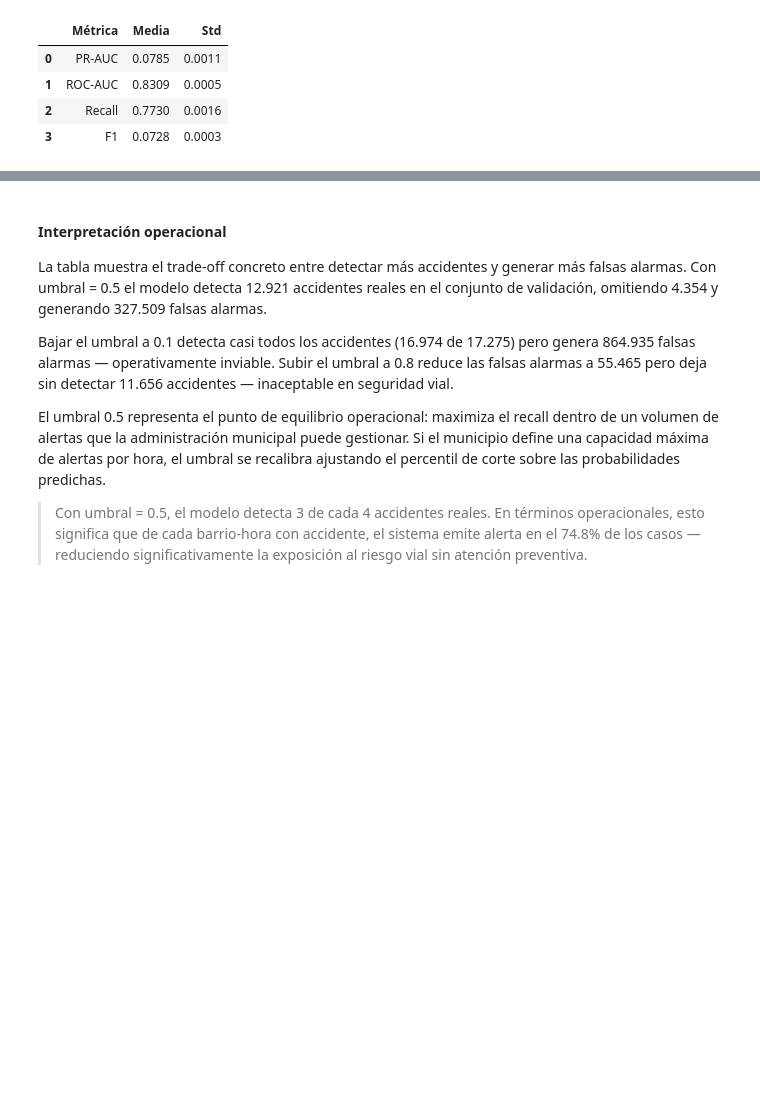
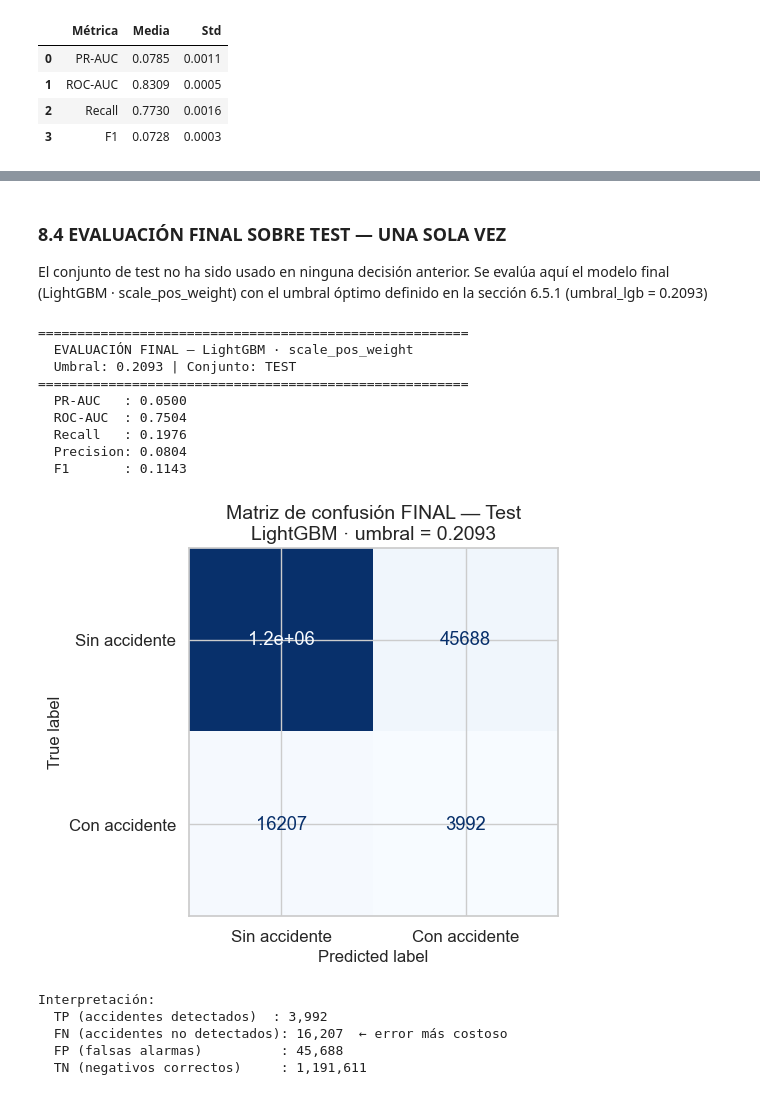
Before and after one commit to SaraMR9/AprendizajeAutomatico, a Jupyter notebook: Notebook.ipynb, the cells around one changed output, grey strips where cells are left out. Drawn from its saved outputs; the diff is of its cells as text; code cells hidden in the pictures; blank space fills up the shorter version.

Commit message:
Terminado el notebook por mi parte, ya llegue hasta el caso de uso, tu puedes hacerle los cambios que consideres

```diff
--- a/Notebook.ipynb
+++ b/Notebook.ipynb
@@ -3842,10 +4009,61 @@ Tabla de decisión operativa — LightGBM · scale_pos_weight
-# %% [markdown]
-#### Interpretación operacional
-
-La tabla muestra el trade-off concreto entre detectar más accidentes y generar más falsas alarmas. Con umbral = 0.5 el modelo detecta 12.921 accidentes reales en el conjunto de validación, omitiendo 4.354 y generando 327.509 falsas alarmas.
-
-Bajar el umbral a 0.1 detecta casi todos los accidentes (16.974 de 17.275) pero genera 864.935 falsas alarmas — operativamente inviable. Subir el umbral a 0.8 reduce las falsas alarmas a 55.465 pero deja sin detectar 11.656 accidentes — inaceptable en seguridad vial.
-
-El umbral 0.5 representa el punto de equilibrio operacional: maximiza el recall dentro de un volumen de alertas que la administración municipal puede gestionar. Si el municipio define una capacidad máxima de alertas por hora, el umbral se recalibra ajustando el percentil de corte sobre las probabilidades predichas.
-
-> Con umbral = 0.5, el modelo detecta 3 de cada 4 accidentes reales. En términos operacionales, esto significa que de cada barrio-hora con accidente, el sistema emite alerta en el 74.8% de los casos — reduciendo significativamente la exposición al riesgo vial sin atención preventiva.
+# %% [markdown]
+### 8.4 EVALUACIÓN FINAL SOBRE TEST — UNA SOLA VEZ
+
+El conjunto de test no ha sido usado en ninguna decisión anterior. Se evalúa aquí el modelo final (LightGBM · scale_pos_weight) con el umbral óptimo definido en la sección 6.5.1 (umbral_lgb = 0.2093)
+# %%
+from sklearn.metrics import (average_precision_score, recall_score,
+                             precision_score, f1_score, roc_auc_score,
+                             confusion_matrix, ConfusionMatrixDisplay)
+import matplotlib.pyplot as plt
+
+# Probabilidades sobre test con el modelo final
+y_prob_test = lgb_cw.predict_proba(X_test)[:, 1]
+y_pred_test = (y_prob_test >= umbral_lgb).astype(int)
+
+# Métricas finales
+pr_auc_test = average_precision_score(y_test, y_prob_test)
+roc_test    = roc_auc_score(y_test, y_prob_test)
+rec_test    = recall_score(y_test, y_pred_test)
+prec_test   = precision_score(y_test, y_pred_test, zero_division=0)
+f1_test     = f1_score(y_test, y_pred_test, zero_division=0)
+
+print('=' * 55)
+print('  EVALUACIÓN FINAL — LightGBM · scale_pos_weight')
+print(f'  Umbral: {umbral_lgb:.4f} | Conjunto: TEST')
+print('=' * 55)
+print(f'  PR-AUC   : {pr_auc_test:.4f}')
+print(f'  ROC-AUC  : {roc_test:.4f}')
+print(f'  Recall   : {rec_test:.4f}')
+print(f'  Precision: {prec_test:.4f}')
+print(f'  F1       : {f1_test:.4f}')
+
+# Matriz de confusión final
+cm = confusion_matrix(y_test, y_pred_test)
+fig, ax = plt.subplots(figsize=(6, 5))
+disp = ConfusionMatrixDisplay(cm, display_labels=['Sin accidente', 'Con accidente'])
+disp.plot(ax=ax, cmap='Blues', colorbar=False)
+ax.set_title(f'Matriz de confusión FINAL — Test\nLightGBM · umbral = {umbral_lgb:.4f}')
+plt.tight_layout()
+plt.show()
+
+print(f'\nInterpretación:')
+print(f'  TP (accidentes detectados)  : {cm[1,1]:,}')
+print(f'  FN (accidentes no detectados): {cm[1,0]:,}  ← error más costoso')
+print(f'  FP (falsas alarmas)          : {cm[0,1]:,}')
+print(f'  TN (negativos correctos)     : {cm[0,0]:,}')
+# %% [output]
+=======================================================
+  EVALUACIÓN FINAL — LightGBM · scale_pos_weight
+  Umbral: 0.2093 | Conjunto: TEST
+=======================================================
+  PR-AUC   : 0.0500
+  ROC-AUC  : 0.7504
+  Recall   : 0.1976
+  Precision: 0.0804
+  F1       : 0.1143
+[figure, added]
+Interpretación:
+  TP (accidentes detectados)  : 3,992
+  FN (accidentes no detectados): 16,207  ← error más costoso
+  FP (falsas alarmas)          : 45,688
+  TN (negativos correctos)     : 1,191,611
```
Also changed, not shown: parts of 49 cells of this notebook.
